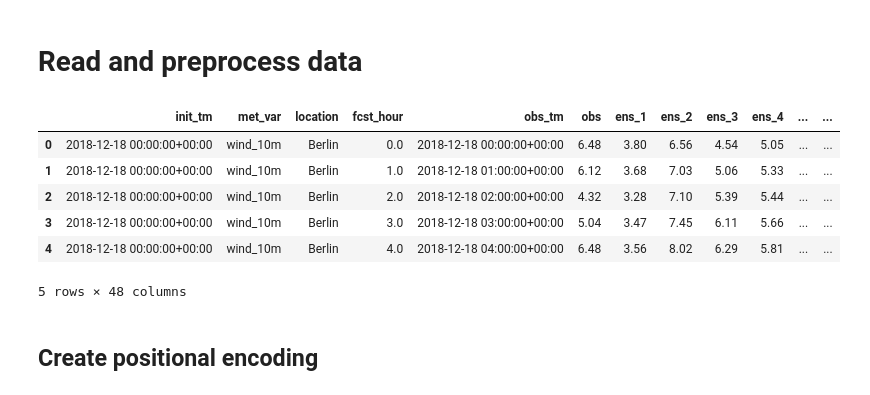
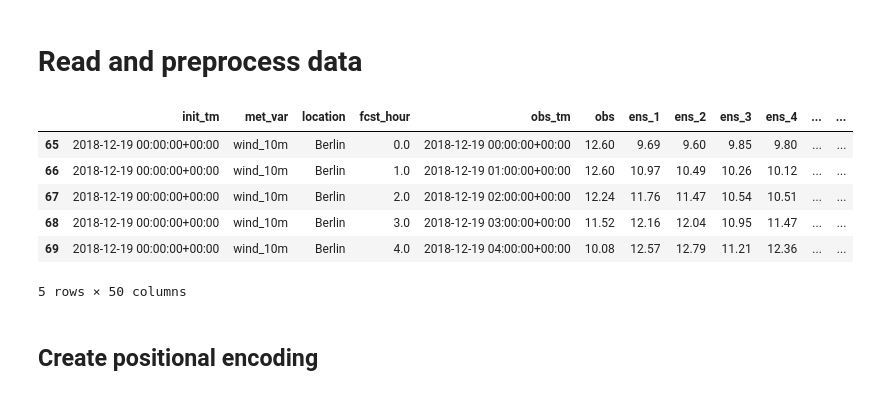
Before and after one commit to cbuelt/forecasting-challenge, a Jupyter notebook: Temperature & Wind/wind_forecast.ipynb, the cells around one changed output. Drawn from its saved outputs; the diff is of its cells as text; code cells hidden in the pictures.

```diff
--- a/Temperature & Wind/wind_forecast.ipynb
+++ b/Temperature & Wind/wind_forecast.ipynb
@@ -24,17 +24,24 @@ horizons = [36, 48 ,60, 72, 84]
 # %% [markdown]
 # Read and preprocess data
 # %%
-data = pd.read_feather("data/berlin_data/historic_data/icon_eps_wind_10m.feather")
+wind_data = pd.read_feather("data/berlin_data/historic_data/icon_eps_wind_10m.feather")
+pressure_data = pd.read_feather("data/berlin_data/historic_data/icon_eps_mslp.feather")
+pressure_data.rename({"ens_mean":"mean_pressure"}, axis = 1, inplace = True)
+cloud_data = pd.read_feather("data/berlin_data/historic_data/icon_eps_clct.feather")
+cloud_data.rename({"ens_mean":"cloud_coverage"}, axis = 1, inplace = True)
+
+data = wind_data.merge(pressure_data[["init_tm","fcst_hour","mean_pressure"]], on = ["init_tm","fcst_hour"], how = "left")
+data = data.merge(cloud_data[["init_tm","fcst_hour","cloud_coverage"]], on = ["init_tm","fcst_hour"], how = "left")
 data.dropna(inplace=True)
 data.head()
 # %% [output]
 |  | init_tm | met_var | location | fcst_hour | obs_tm | obs | ens_1 | ens_2 | ens_3 | ens_4 | ... | ... |
-| 0 | 2018-12-18 00:00:00+00:00 | wind_10m | Berlin | 0.0 | 2018-12-18 00:00:00+00:00 | 6.48 | 3.80 | 6.56 | 4.54 | 5.05 | ... | ... |
-| 1 | 2018-12-18 00:00:00+00:00 | wind_10m | Berlin | 1.0 | 2018-12-18 01:00:00+00:00 | 6.12 | 3.68 | 7.03 | 5.06 | 5.33 | ... | ... |
-| 2 | 2018-12-18 00:00:00+00:00 | wind_10m | Berlin | 2.0 | 2018-12-18 02:00:00+00:00 | 4.32 | 3.28 | 7.10 | 5.39 | 5.44 | ... | ... |
-| 3 | 2018-12-18 00:00:00+00:00 | wind_10m | Berlin | 3.0 | 2018-12-18 03:00:00+00:00 | 5.04 | 3.47 | 7.45 | 6.11 | 5.66 | ... | ... |
-| 4 | 2018-12-18 00:00:00+00:00 | wind_10m | Berlin | 4.0 | 2018-12-18 04:00:00+00:00 | 6.48 | 3.56 | 8.02 | 6.29 | 5.81 | ... | ... |
+| 65 | 2018-12-19 00:00:00+00:00 | wind_10m | Berlin | 0.0 | 2018-12-19 00:00:00+00:00 | 12.60 | 9.69 | 9.60 | 9.85 | 9.80 | ... | ... |
+| 66 | 2018-12-19 00:00:00+00:00 | wind_10m | Berlin | 1.0 | 2018-12-19 01:00:00+00:00 | 12.60 | 10.97 | 10.49 | 10.26 | 10.12 | ... | ... |
+| 67 | 2018-12-19 00:00:00+00:00 | wind_10m | Berlin | 2.0 | 2018-12-19 02:00:00+00:00 | 12.24 | 11.76 | 11.47 | 10.54 | 10.51 | ... | ... |
+| 68 | 2018-12-19 00:00:00+00:00 | wind_10m | Berlin | 3.0 | 2018-12-19 03:00:00+00:00 | 11.52 | 12.16 | 12.04 | 10.95 | 11.47 | ... | ... |
+| 69 | 2018-12-19 00:00:00+00:00 | wind_10m | Berlin | 4.0 | 2018-12-19 04:00:00+00:00 | 10.08 | 12.57 | 12.79 | 11.21 | 12.36 | ... | ... |
-5 rows × 48 columns
+5 rows × 50 columns
 # %% [markdown]
 ## Create positional encoding
 # %%
```
Also changed, not shown: parts of 22 cells of this notebook, 2 other files.
